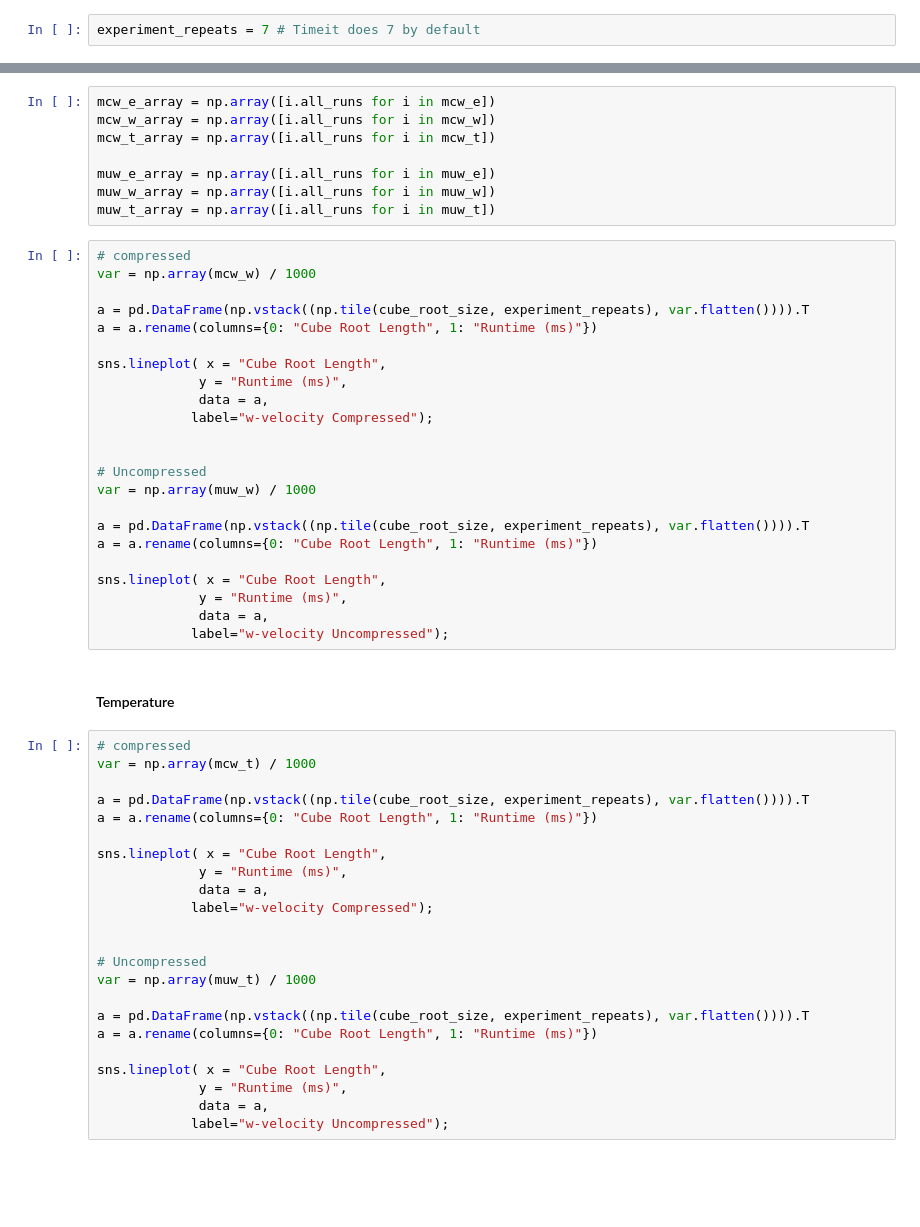
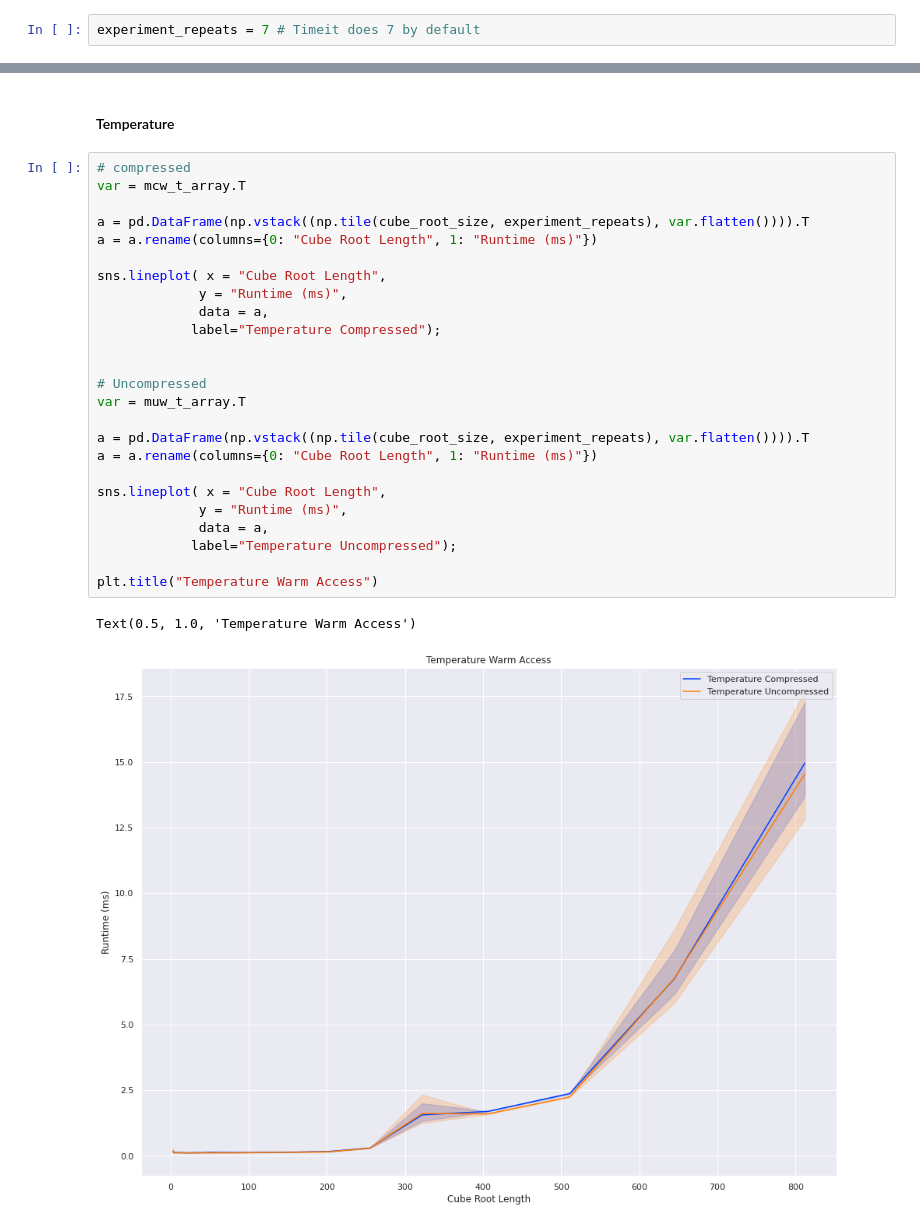
Before and after one commit to ariellubonja/ncar-zarr-code, a Jupyter notebook: compression-tradeoff-1-var.ipynb, the cells around one changed output, grey strips where cells are left out. Cells and saved outputs as stored; diff of their text form; blank space fills up the shorter version.

```diff
--- a/compression-tradeoff-1-var.ipynb
+++ b/compression-tradeoff-1-var.ipynb
@@ -1136,56 +1286,30 @@ sns.lineplot( x = "Cube Root Length",
-# %%
-mcw_e_array = np.array([i.all_runs for i in mcw_e])
-mcw_w_array = np.array([i.all_runs for i in mcw_w])
-mcw_t_array = np.array([i.all_runs for i in mcw_t])
-
-muw_e_array = np.array([i.all_runs for i in muw_e])
-muw_w_array = np.array([i.all_runs for i in muw_w])
-muw_t_array = np.array([i.all_runs for i in muw_t])
-# %%
-# compressed
-var = np.array(mcw_w) / 1000
-
-a = pd.DataFrame(np.vstack((np.tile(cube_root_size, experiment_repeats), var.flatten()))).T
-a = a.rename(columns={0: "Cube Root Length", 1: "Runtime (ms)"})
-
-sns.lineplot( x = "Cube Root Length",
-             y = "Runtime (ms)",
-             data = a,
-            label="w-velocity Compressed");
-
-
-# Uncompressed
-var = np.array(muw_w) / 1000
-
-a = pd.DataFrame(np.vstack((np.tile(cube_root_size, experiment_repeats), var.flatten()))).T
-a = a.rename(columns={0: "Cube Root Length", 1: "Runtime (ms)"})
-
-sns.lineplot( x = "Cube Root Length",
-             y = "Runtime (ms)",
-             data = a,
-            label="w-velocity Uncompressed");
 # %% [markdown]
 #### Temperature
 # %%
 # compressed
-var = np.array(mcw_t) / 1000
+var = mcw_t_array.T
 
 a = pd.DataFrame(np.vstack((np.tile(cube_root_size, experiment_repeats), var.flatten()))).T
 a = a.rename(columns={0: "Cube Root Length", 1: "Runtime (ms)"})
 
 sns.lineplot( x = "Cube Root Length",
              y = "Runtime (ms)",
              data = a,
-            label="w-velocity Compressed");
+            label="Temperature Compressed");
 
 
 # Uncompressed
-var = np.array(muw_t) / 1000
+var = muw_t_array.T
 
 a = pd.DataFrame(np.vstack((np.tile(cube_root_size, experiment_repeats), var.flatten()))).T
 a = a.rename(columns={0: "Cube Root Length", 1: "Runtime (ms)"})
 
 sns.lineplot( x = "Cube Root Length",
              y = "Runtime (ms)",
              data = a,
-            label="w-velocity Uncompressed");
+            label="Temperature Uncompressed");
+
+plt.title("Temperature Warm Access")
+# %% [output]
+Text(0.5, 1.0, 'Temperature Warm Access')
+[figure, added]
```
Also changed, not shown: parts of 14 cells of this notebook.
